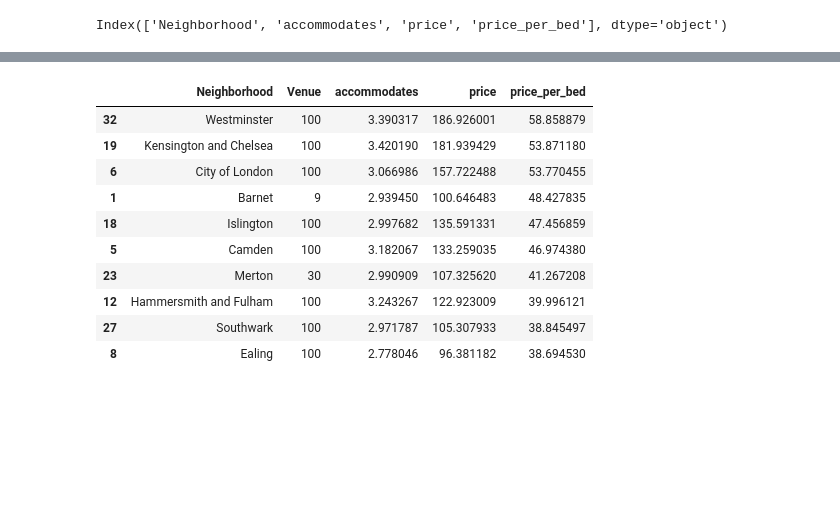
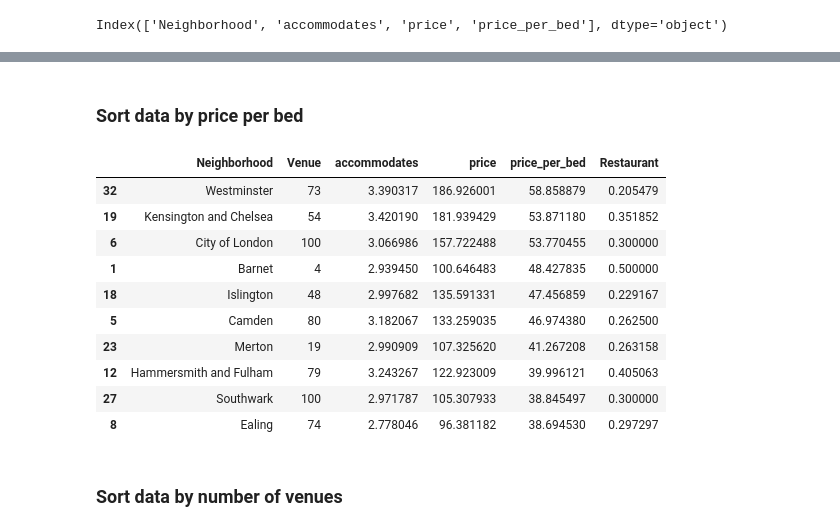
Before and after one commit to szwzy/ADSCapstone, a Jupyter notebook: The Best Place for Airbnb in London.ipynb, the cells around one changed output, grey strips where cells are left out. Saved outputs shown, nothing was run; the diff lists cells and outputs as text; code cells hidden in the pictures; blank space fills up the shorter version.

```diff
--- a/The Best Place for Airbnb in London.ipynb
+++ b/The Best Place for Airbnb in London.ipynb
@@ -155,0 +252,11 @@ London.head()
+# %%
+Lon_onehot = pd.get_dummies(Lon_venues[['Venue Category']], prefix="", prefix_sep="")
+
+# add neighborhood column back to dataframe
+Lon_onehot['Neighborhood'] = Lon_venues['Neighborhood']
+
+# move neighborhood column to the first column
+fixed_columns = [Lon_onehot.columns[-1]] + list(Lon_onehot.columns[:-1])
+Lon_onehot = Lon_onehot[fixed_columns]
+
+Lon_onehot.head()
@@ -155,0 +273,3 @@ London.head()
+# %%
+Lon_grouped = Lon_onehot.groupby('Neighborhood').mean().reset_index()
+Lon_grouped
@@ -155,0 +297,3 @@ London.head()
+# %%
+Lon_restaurant = pd.concat([Lon_grouped['Neighborhood'],Lon_grouped['Restaurant']], axis = 1)
+Lon_restaurant
@@ -191,5 +545,6 @@ Combine listing and venue files
 # %%
-London_merged = London.merge(listing.set_index('Neighborhood'), on='Neighborhood')
+London_merged = Lon_venuecount.merge(listing.set_index('Neighborhood'), on='Neighborhood')
+London_merged = London_merged.merge(Lon_restaurant.set_index('Neighborhood'), on = 'Neighborhood')
 # %%
 London_merged.head()
 # %% [output]
@@ -213,15 +570,19 @@ London_merged.head()
+# %% [markdown]
+### Sort data by price per bed
 # %%
-London_sorted = London_merged.sort_values(['price_per_bed', 'Venue'], ascending=[False, False])
+London_sorted = London_merged.sort_values(['price_per_bed'], ascending=False)
 London_sorted.head(10)
 # %% [output]
-|  | Neighborhood | Venue | accommodates | price | price_per_bed |
-| 32 | Westminster | 100 | 3.390317 | 186.926001 | 58.858879 |
-| 19 | Kensington and Chelsea | 100 | 3.420190 | 181.939429 | 53.871180 |
-| 6 | City of London | 100 | 3.066986 | 157.722488 | 53.770455 |
-| 1 | Barnet | 9 | 2.939450 | 100.646483 | 48.427835 |
-| 18 | Islington | 100 | 2.997682 | 135.591331 | 47.456859 |
-| 5 | Camden | 100 | 3.182067 | 133.259035 | 46.974380 |
-| 23 | Merton | 30 | 2.990909 | 107.325620 | 41.267208 |
-| 12 | Hammersmith and Fulham | 100 | 3.243267 | 122.923009 | 39.996121 |
-| 27 | Southwark | 100 | 2.971787 | 105.307933 | 38.845497 |
-| 8 | Ealing | 100 | 2.778046 | 96.381182 | 38.694530 |
+|  | Neighborhood | Venue | accommodates | price | price_per_bed | Restaurant |
+| 32 | Westminster | 73 | 3.390317 | 186.926001 | 58.858879 | 0.205479 |
+| 19 | Kensington and Chelsea | 54 | 3.420190 | 181.939429 | 53.871180 | 0.351852 |
+| 6 | City of London | 100 | 3.066986 | 157.722488 | 53.770455 | 0.300000 |
+| 1 | Barnet | 4 | 2.939450 | 100.646483 | 48.427835 | 0.500000 |
+| 18 | Islington | 48 | 2.997682 | 135.591331 | 47.456859 | 0.229167 |
+| 5 | Camden | 80 | 3.182067 | 133.259035 | 46.974380 | 0.262500 |
+| 23 | Merton | 19 | 2.990909 | 107.325620 | 41.267208 | 0.263158 |
+| 12 | Hammersmith and Fulham | 79 | 3.243267 | 122.923009 | 39.996121 | 0.405063 |
+| 27 | Southwark | 100 | 2.971787 | 105.307933 | 38.845497 | 0.300000 |
+| 8 | Ealing | 74 | 2.778046 | 96.381182 | 38.694530 | 0.297297 |
+# %% [markdown]
+### Sort data by number of venues
```
Also changed, not shown: parts of 62 cells of this notebook.
